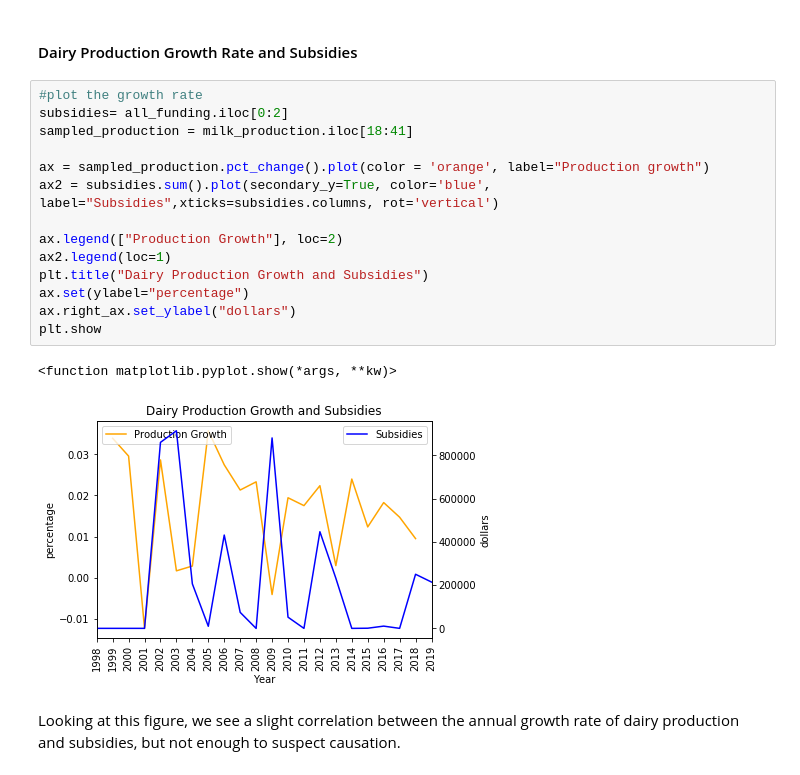
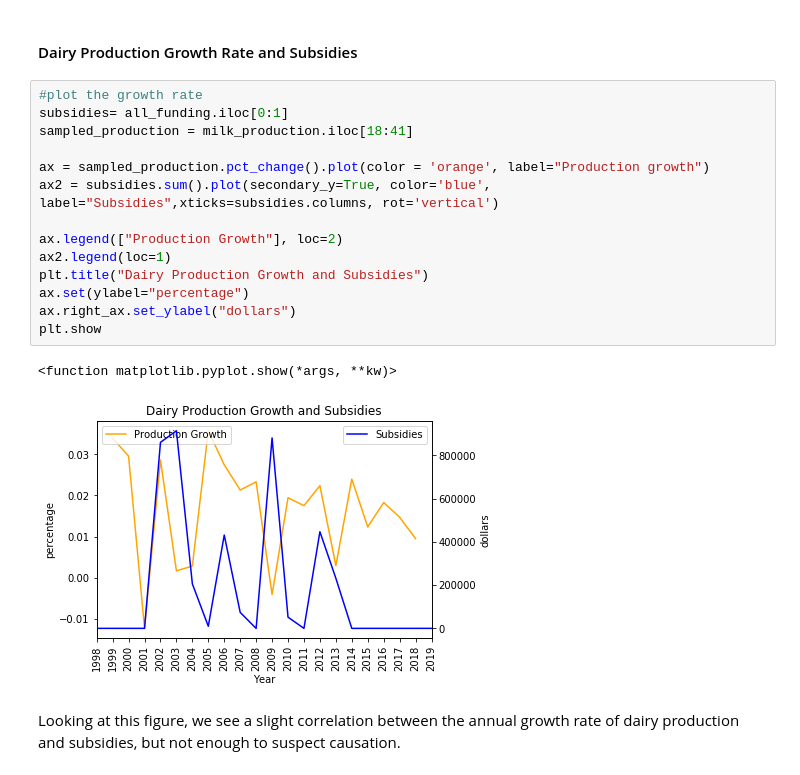
Before and after one commit to laniepreston/Data-Wrangling-Final-Project, a Jupyter notebook: Lanie_Floor_Final_Project.ipynb, the cells around one changed output. Cells and saved outputs as stored; diff of their text form.

```diff
--- a/Lanie_Floor_Final_Project.ipynb
+++ b/Lanie_Floor_Final_Project.ipynb
@@ -238,21 +238,21 @@ When using growth rate rather than raw production values as a metric, dairy prod
 #### Dairy Production Growth Rate and Subsidies
 # %%
 #plot the growth rate
-subsidies= all_funding.iloc[0:2]
+subsidies= all_funding.iloc[0:1]
 sampled_production = milk_production.iloc[18:41]
 
 ax = sampled_production.pct_change().plot(color = 'orange', label="Production growth")
 ax2 = subsidies.sum().plot(secondary_y=True, color='blue', label="Subsidies",xticks=subsidies.columns, rot='vertical')
 
 ax.legend(["Production Growth"], loc=2)
 ax2.legend(loc=1)
 plt.title("Dairy Production Growth and Subsidies")
 ax.set(ylabel="percentage")
 ax.right_ax.set_ylabel("dollars")
 plt.show
 # %% [output]
 <function matplotlib.pyplot.show(*args, **kw)>
-[figure, old version]
+[figure, new version]
 # %% [markdown]
 Looking at this figure, we see a slight correlation between the annual growth rate of dairy production and subsidies, but not enough to suspect causation.
 # %% [markdown]
```
Also changed, not shown: parts of 1 cell of this notebook.
